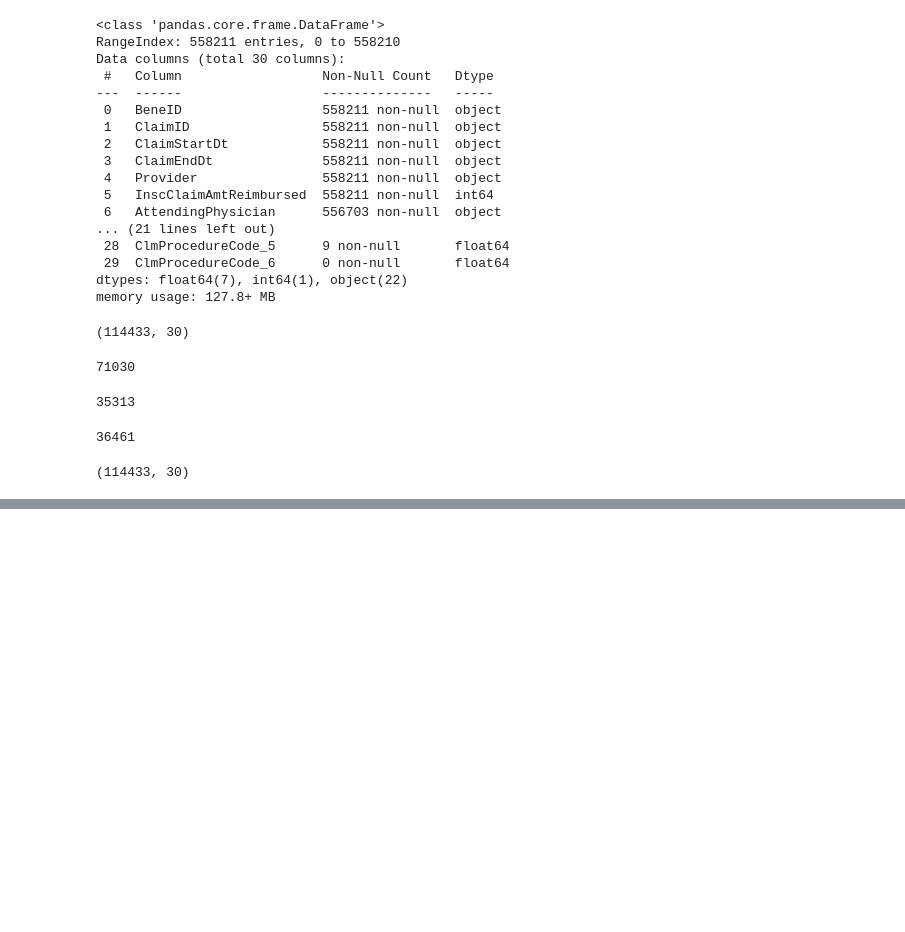
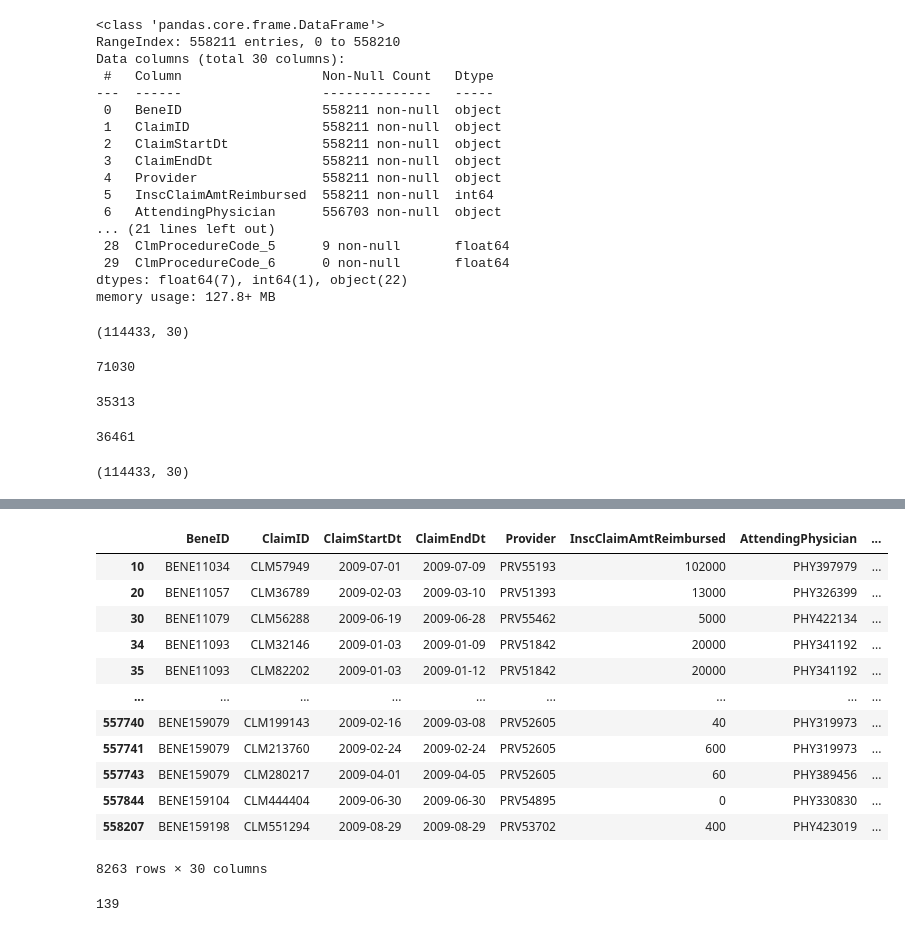
Before and after one commit to meghavi1610/Healthcare_Provider_Fraud, a Jupyter notebook: Data Exploration.ipynb, the cells around one changed output, grey strips where cells are left out. Cells and saved outputs as stored; diff of their text form; code cells hidden in the pictures; blank space fills up the shorter version.

```diff
--- a/Data Exploration.ipynb
+++ b/Data Exploration.ipynb
@@ -258,0 +394,40 @@ edges_df
+# %%
+# Filter rows where AttendingPhysician is the same as OperatingPhysician
+dfn = df[df['AttendingPhysician'] != df['OperatingPhysician']]
+
+# Count the occurrences of each unique pair
+pair_counts = dfn.groupby(['AttendingPhysician', 'OperatingPhysician']).size()
+
+# Filter pairs where AttendingPhysician is not the same as OperatingPhysician and count is greater than 30
+filtered_pairs = pair_counts[(pair_counts > 15)]
+
+# Create a DataFrame with the filtered pairs and their counts
+ap_op_pairs_with_counts = pd.DataFrame({'AttendingPhysician': filtered_pairs.index.get_level_values(0),
+                                       'OperatingPhysician': filtered_pairs.index.get_level_values(1),
+                                       'PairCount': filtered_pairs.values})
+
+# Get the entire row for filtered pairs
+filtered_rows_1 = dfn[dfn.apply(lambda row: (row['AttendingPhysician'], row['OperatingPhysician']) in filtered_pairs.index, axis=1)]
+
+# Create a new DataFrame with the selected rows
+new_df_1 = pd.DataFrame(filtered_rows_1, columns=df.columns)
+# %%
+new_df_1
+# %% [output]
+|  | BeneID | ClaimID | ClaimStartDt | ClaimEndDt | Provider | InscClaimAmtReimbursed | AttendingPhysician | ... |
+| 10 | BENE11034 | CLM57949 | 2009-07-01 | 2009-07-09 | PRV55193 | 102000 | PHY397979 | ... |
+| 20 | BENE11057 | CLM36789 | 2009-02-03 | 2009-03-10 | PRV51393 | 13000 | PHY326399 | ... |
+| 30 | BENE11079 | CLM56288 | 2009-06-19 | 2009-06-28 | PRV55462 | 5000 | PHY422134 | ... |
+| 34 | BENE11093 | CLM32146 | 2009-01-03 | 2009-01-09 | PRV51842 | 20000 | PHY341192 | ... |
+| 35 | BENE11093 | CLM82202 | 2009-01-03 | 2009-01-12 | PRV51842 | 20000 | PHY341192 | ... |
+| ... | ... | ... | ... | ... | ... | ... | ... | ... |
+| 557740 | BENE159079 | CLM199143 | 2009-02-16 | 2009-03-08 | PRV52605 | 40 | PHY319973 | ... |
+| 557741 | BENE159079 | CLM213760 | 2009-02-24 | 2009-02-24 | PRV52605 | 600 | PHY319973 | ... |
+| 557743 | BENE159079 | CLM280217 | 2009-04-01 | 2009-04-05 | PRV52605 | 60 | PHY389456 | ... |
+| 557844 | BENE159104 | CLM444404 | 2009-06-30 | 2009-06-30 | PRV54895 | 0 | PHY330830 | ... |
+| 558207 | BENE159198 | CLM551294 | 2009-08-29 | 2009-08-29 | PRV53702 | 400 | PHY423019 | ... |
+8263 rows × 30 columns
+# %%
+len(new_df_1['Provider'].unique())
+# %% [output]
+139
```
Also changed, not shown: parts of 67 cells of this notebook.
